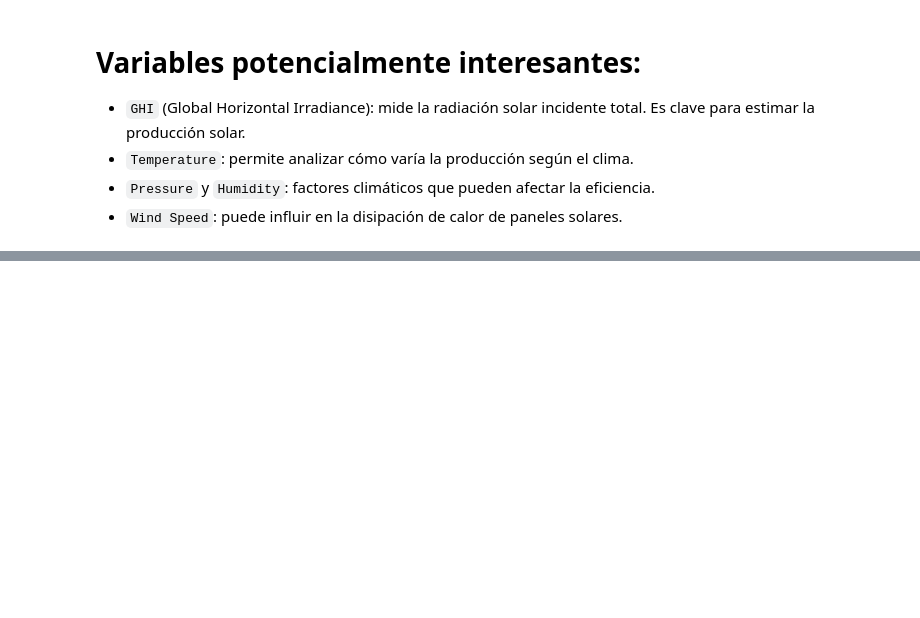
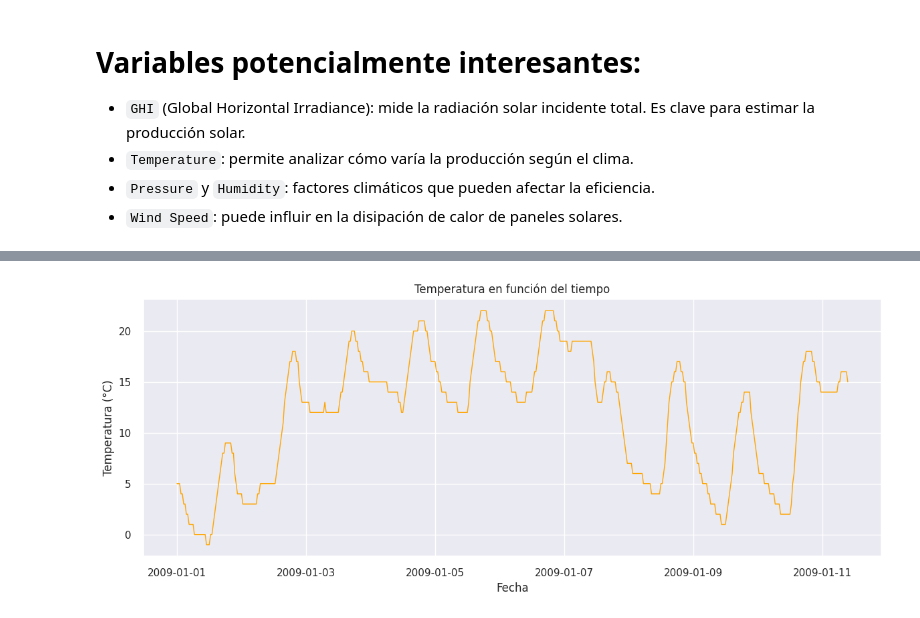
Before and after one commit to Pelado91/data-science-1, a Jupyter notebook: Generacion_Solar_Metzler.ipynb, the cells around one changed output, grey strips where cells are left out. Drawn from its saved outputs; the diff is of its cells as text; code cells hidden in the pictures; blank space fills up the shorter version.

```diff
--- a/Generacion_Solar_Metzler.ipynb
+++ b/Generacion_Solar_Metzler.ipynb
@@ -6,10 +3,21 @@ import numpy as np
+# %%
+#Importamos las librerias a trabajar
+
+import pandas as pd
+import numpy as np
+import matplotlib.pyplot as plt
+import seaborn as sns
+
+# Configuracion de estilo visual
+plt.style.use("seaborn-v0_8")
+sns.set_theme()
 # %% [markdown]
 'Este dataset contiene datos de generación de energía solar en distintas fechas, probablemente asociados a una planta solar o simulación de producción energética.'
 # %%
-df1 = pd.read_excel('https://github.com/Pelado91/data-science-1/raw/main/1.%20Generaci%C3%B3n%20solar.xlsx',sheet_name='Train')
-print("filas y columnas", df1.shape)
+df = pd.read_excel('https://github.com/Pelado91/data-science-1/raw/main/1.%20Generaci%C3%B3n%20solar.xlsx',sheet_name='Train')
+print("filas y columnas", df.shape)
 
-df1.head()
+df.head()
 # %% [output]
 filas y columnas (175296, 18)
 |  | Year | Month | Day | Hour | Minute | Clearsky DHI | Clearsky DNI | Clearsky GHI | Cloud Type | ... |
@@ -58,0 +98,15 @@ memory usage: 24.1 MB
+# %%
+# Creamos columna de fecha-hora
+df["Datetime"] = pd.to_datetime(df[["Year", "Month", "Day", "Hour", "Minute"]])
+df = df.sort_values("Datetime")
+# %%
+plt.figure(figsize=(12, 5))
+plt.plot(df["Datetime"].iloc[:500], df["Temperature"].iloc[:500], color="orange", linewidth=1)
+plt.title("Temperatura en función del tiempo")
+plt.xlabel("Fecha")
+plt.ylabel("Temperatura (°C)")
+plt.grid(True)
+plt.tight_layout()
+plt.show()
+# %% [output]
+[figure, added]
```
Also changed, not shown: parts of 15 cells of this notebook.
